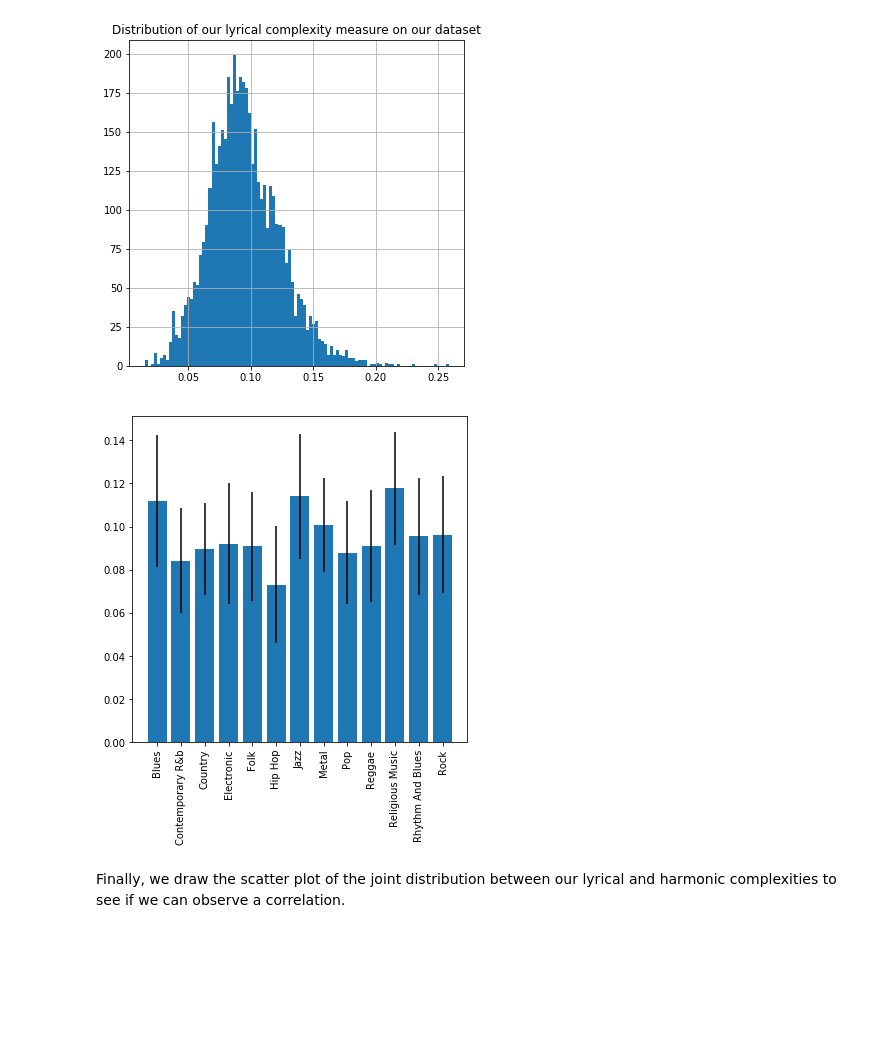
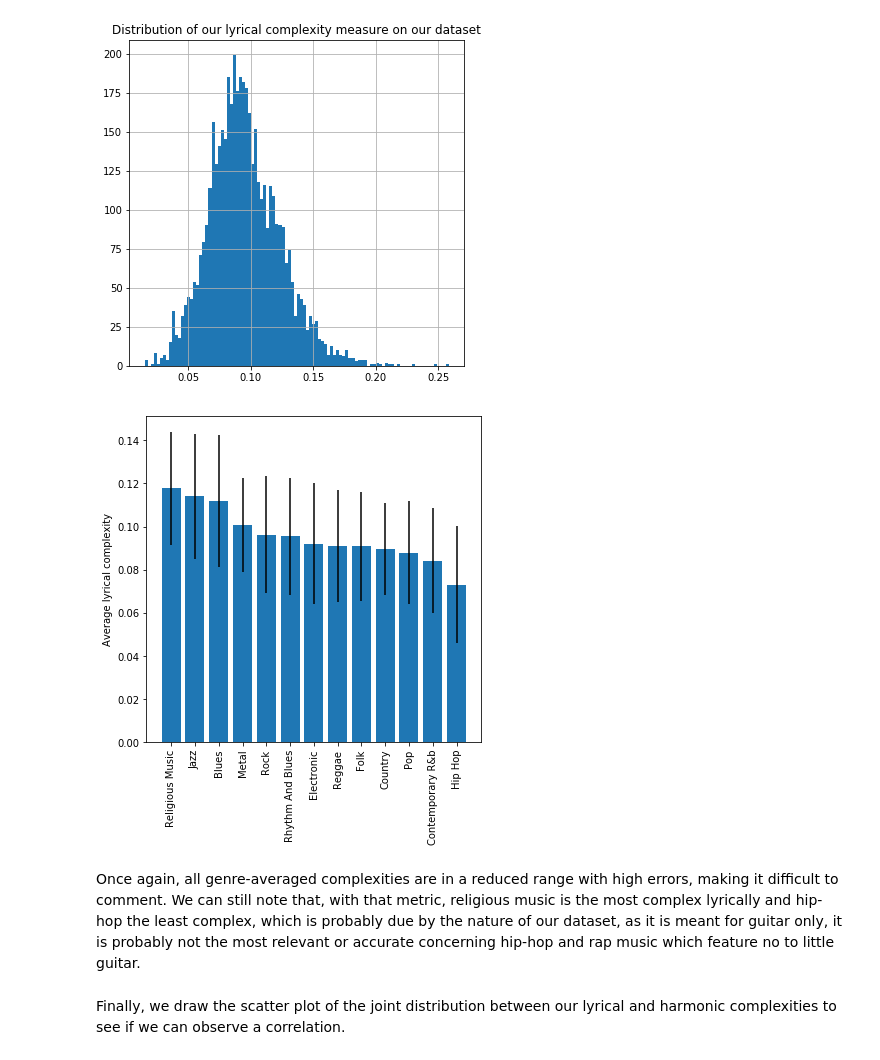
Before and after one commit to CSantiStSup/Digital_Musicology, a Jupyter notebook: Milestone 4.ipynb, the cells around one changed output. Drawn from its saved outputs; the diff is of its cells as text; code cells hidden in the pictures; blank space fills up the shorter version.

```diff
--- a/Milestone 4.ipynb
+++ b/Milestone 4.ipynb
@@ -258,11 +286,15 @@ plt.show()
 # %% [output]
 [figure]
 # %%
-plt.bar(np.arange(df.Genre.nunique()), df.groupby("Genre").lexical_complexity.mean(), yerr=df.groupby("Genre").lexical_complexity.std())
-plt.xticks(np.arange(df.Genre.nunique()), df.groupby("Genre").lexical_complexity.mean().keys(), rotation=90)
+sorted_avg_lexical_complexity = df.groupby("Genre").lexical_complexity.mean().sort_values(ascending=False)
+plt.bar(np.arange(df.Genre.nunique()), sorted_avg_lexical_complexity, yerr=df.groupby("Genre").lexical_complexity.std()[sorted_avg_lexical_complexity.keys()])
+plt.xticks(np.arange(df.Genre.nunique()), sorted_avg_lexical_complexity.keys(), rotation=90)
+plt.ylabel("Average lyrical complexity")
 plt.show()
 # %% [output]
-[figure, old version]
+[figure, new version]
+# %% [markdown]
+Once again, all genre-averaged complexities are in a reduced range with high errors, making it difficult to comment. We can still note that, with that metric, religious music is the most complex lyrically and hip-hop the least complex, which is probably due by the nature of our dataset, as it is meant for guitar only, it is probably not the most relevant or accurate concerning hip-hop and rap music which feature no to little guitar.
 # %%
 df.to_pickle("Data/final_results.pkl")
 # %% [markdown]
```
Also changed, not shown: parts of 5 cells of this notebook.
